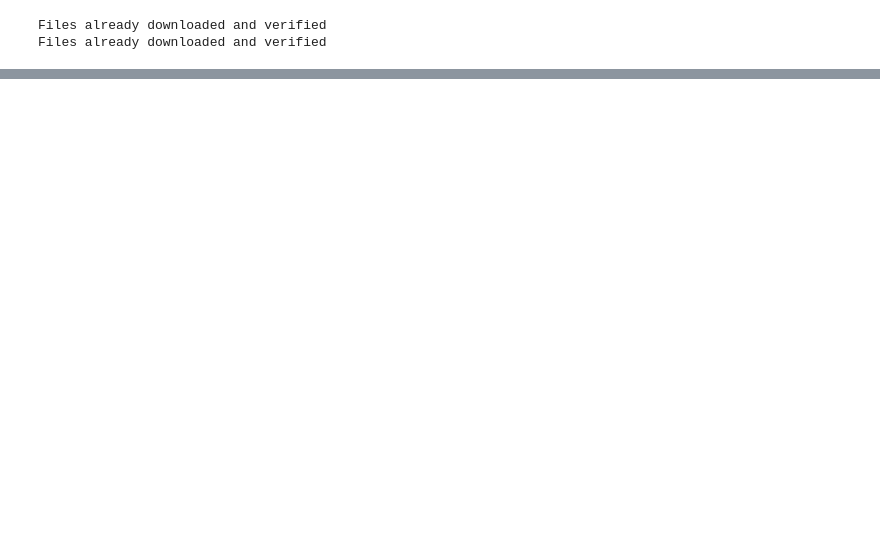
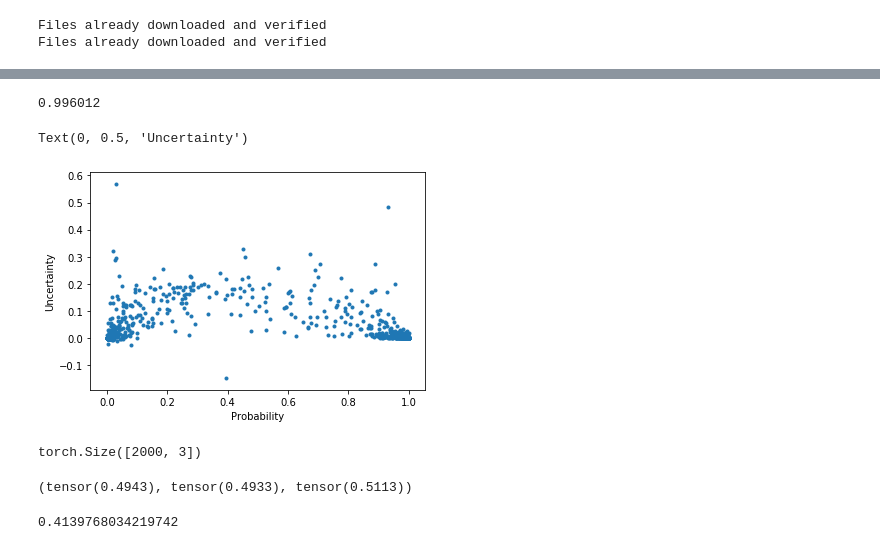
Before and after one commit to Pacmed/sensible-local-interpretations, a Jupyter notebook: experiments/cifar10/cifar_temperature.ipynb, the cells around one changed output, grey strips where cells are left out. Cells and saved outputs as stored; diff of their text form; code cells hidden in the pictures; blank space fills up the shorter version.

```diff
--- a/experiments/cifar10/cifar_temperature.ipynb
+++ b/experiments/cifar10/cifar_temperature.ipynb
@@ -61,10 +131,16 @@ RuntimeError: expected backend CUDA and dtype Float but got backend CPU and dtyp
 # %%
 underconfident = NN(n_classes=n_classes)
+underconfident.eval()
 
 for name, parameter in underconfident.fe.named_parameters():
-    parameter = canonical_state_dict[name]
+    weight = canonical_state_dict[name]
+    parameter.data = weight
     parameter.requires_grad = False
 
+device = torch.device('cuda' if torch.cuda.is_available() else 'cpu')
+underconfident_weight = torch.Tensor([2]).to(device)
+
 optimizer = torch.optim.Adam(underconfident.parameters(), lr=1e-2)
-loss_fn = torch.nn.BCEWithLogitsLoss(pos_weight=0.5)
-train(underconfident, optimizer, loss_fn, train_loader, test_data, test_labels)
+loss_fn = torch.nn.functional.binary_cross_entropy_with_logits
+underconfident_weight = [0.6, 0.4]
+train(underconfident, optimizer, loss_fn, train_loader, test_data, test_labels, class_weights=underconfident_weight)
@@ -70,0 +187,28 @@ train(underconfident, optimizer, loss_fn, train_loader, test_data, test_labels)
+# %%
+with torch.no_grad():
+    outputs_val = [underconfident(test_data),
+                   canonical(test_data),
+                   overconfident(test_data)]
+# %%
+outputs_val = torch.stack([torch.sigmoid(output) for output in outputs_val], dim=-1)
+# %%
+roc_auc_score(test_labels, outputs_val[:, 1])
+# %% [output]
+0.996012
+# %%
+uncertainties = outputs_val[:, 2] - outputs_val[:, 0]
+# %%
+plt.scatter(outputs_val[:, 1], uncertainties, marker='.')
+plt.xlabel('Probability')
+plt.ylabel('Uncertainty')
+# %% [output]
+Text(0, 0.5, 'Uncertainty')
+[figure, added]
+# %%
+outputs_val.shape
+# %% [output]
+torch.Size([2000, 3])
+# %%
+outputs_val[:, 0].mean(), outputs_val[:, 1].mean(), outputs_val[:, 2].mean()
+# %% [output]
+(tensor(0.4943), tensor(0.4933), tensor(0.5113))
@@ -70,0 +217,5 @@ train(underconfident, optimizer, loss_fn, train_loader, test_data, test_labels)
+# %%
+cutoff = np.percentile(outputs_val[:, 1], 100 * (1-test_labels.mean()))
+cutoff
+# %% [output]
+0.4139768034219742
```
Also changed, not shown: parts of 19 cells of this notebook, 10 other files.
